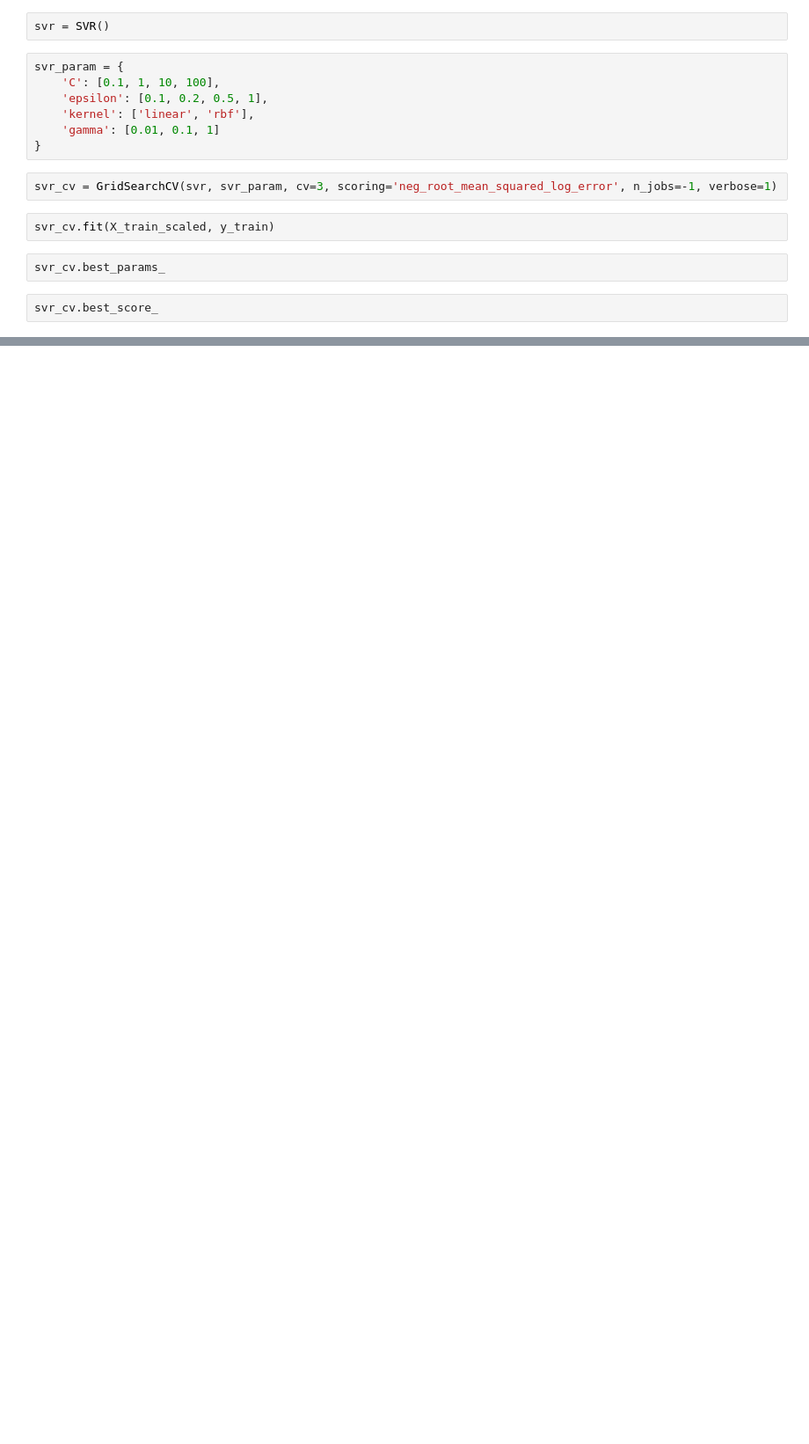
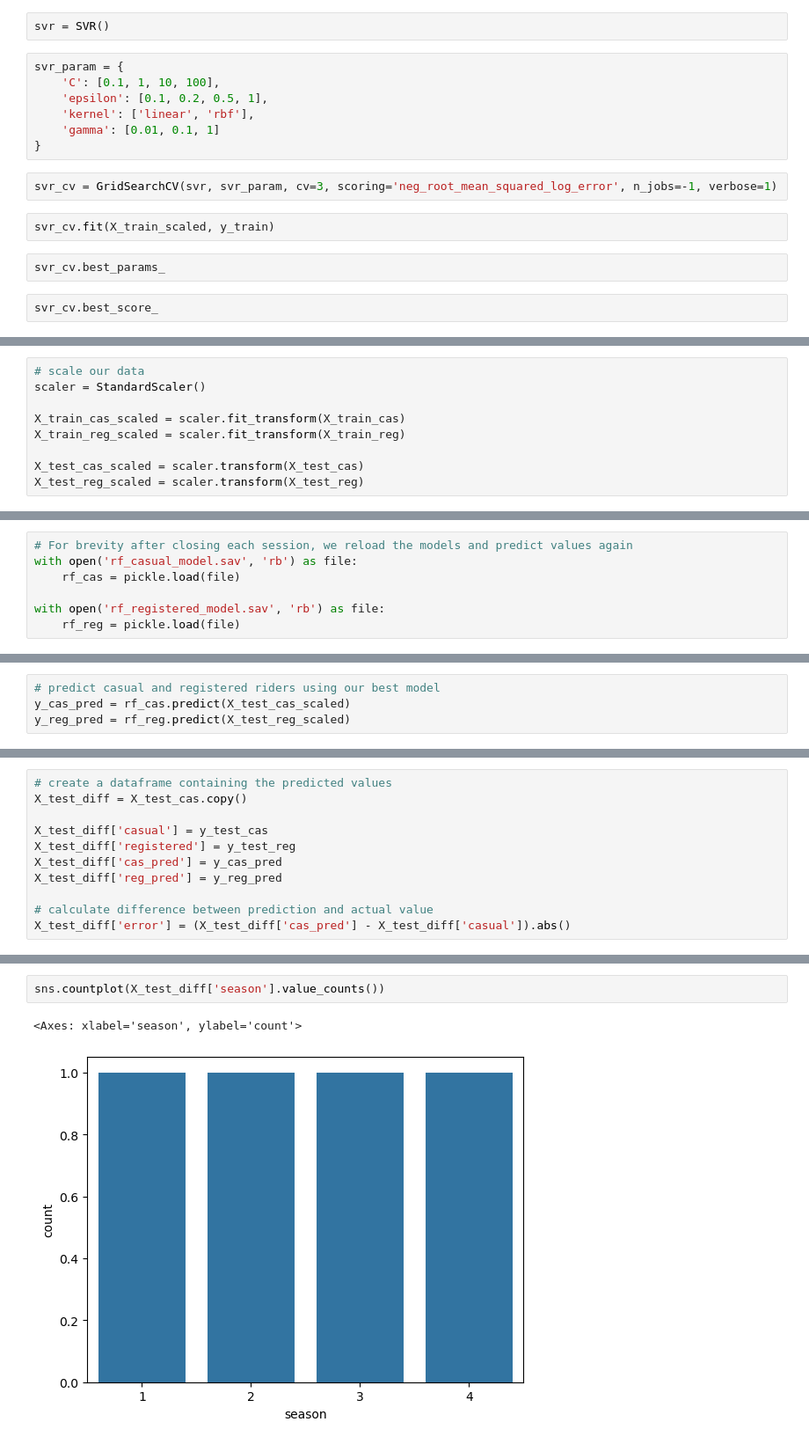
Before and after one commit to TrinityGahagen2K/bike-sharing-demand, a Jupyter notebook: bike_sharing_ml.ipynb, the cells around one changed output, grey strips where cells are left out. Shown at 88% size. Cells and saved outputs as stored; diff of their text form; blank space fills up the shorter version.

```diff
--- a/bike_sharing_ml.ipynb
+++ b/bike_sharing_ml.ipynb
@@ -119,0 +432,9 @@ r2_score(y_test, y_pred)
+# %%
+# scale our data
+scaler = StandardScaler()
+
+X_train_cas_scaled = scaler.fit_transform(X_train_cas)
+X_train_reg_scaled = scaler.fit_transform(X_train_reg)
+
+X_test_cas_scaled = scaler.transform(X_test_cas)
+X_test_reg_scaled = scaler.transform(X_test_reg)
@@ -119,0 +494,7 @@ r2_score(y_test, y_pred)
+# %%
+# For brevity after closing each session, we reload the models and predict values again
+with open('rf_casual_model.sav', 'rb') as file:
+    rf_cas = pickle.load(file)
+
+with open('rf_registered_model.sav', 'rb') as file:
+    rf_reg = pickle.load(file)
@@ -119,0 +507,4 @@ r2_score(y_test, y_pred)
+# %%
+# predict casual and registered riders using our best model
+y_cas_pred = rf_cas.predict(X_test_cas_scaled)
+y_reg_pred = rf_reg.predict(X_test_reg_scaled)
@@ -119,0 +529,11 @@ r2_score(y_test, y_pred)
+# %%
+# create a dataframe containing the predicted values
+X_test_diff = X_test_cas.copy()
+
+X_test_diff['casual'] = y_test_cas
+X_test_diff['registered'] = y_test_reg
+X_test_diff['cas_pred'] = y_cas_pred
+X_test_diff['reg_pred'] = y_reg_pred
+
+# calculate difference between prediction and actual value
+X_test_diff['error'] = (X_test_diff['cas_pred'] - X_test_diff['casual']).abs()
@@ -119,0 +572,5 @@ r2_score(y_test, y_pred)
+# %%
+sns.countplot(X_test_diff['season'].value_counts())
+# %% [output]
+<Axes: xlabel='season', ylabel='count'>
+[figure, added]
```
Also changed, not shown: parts of 96 cells of this notebook.
